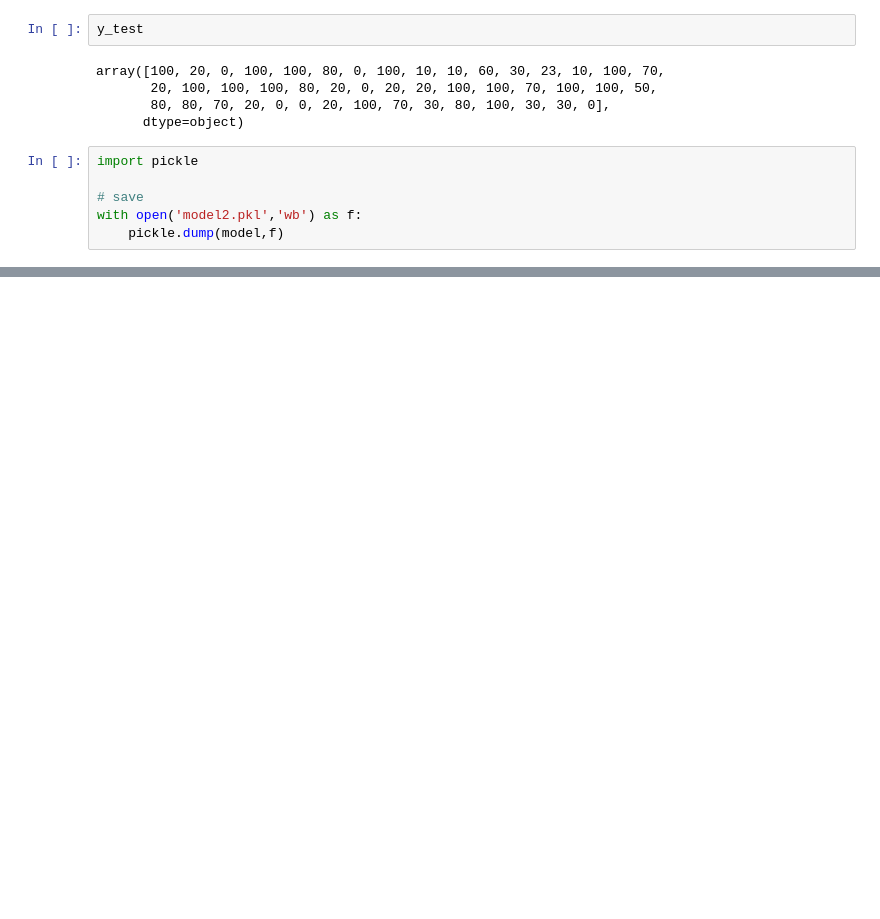
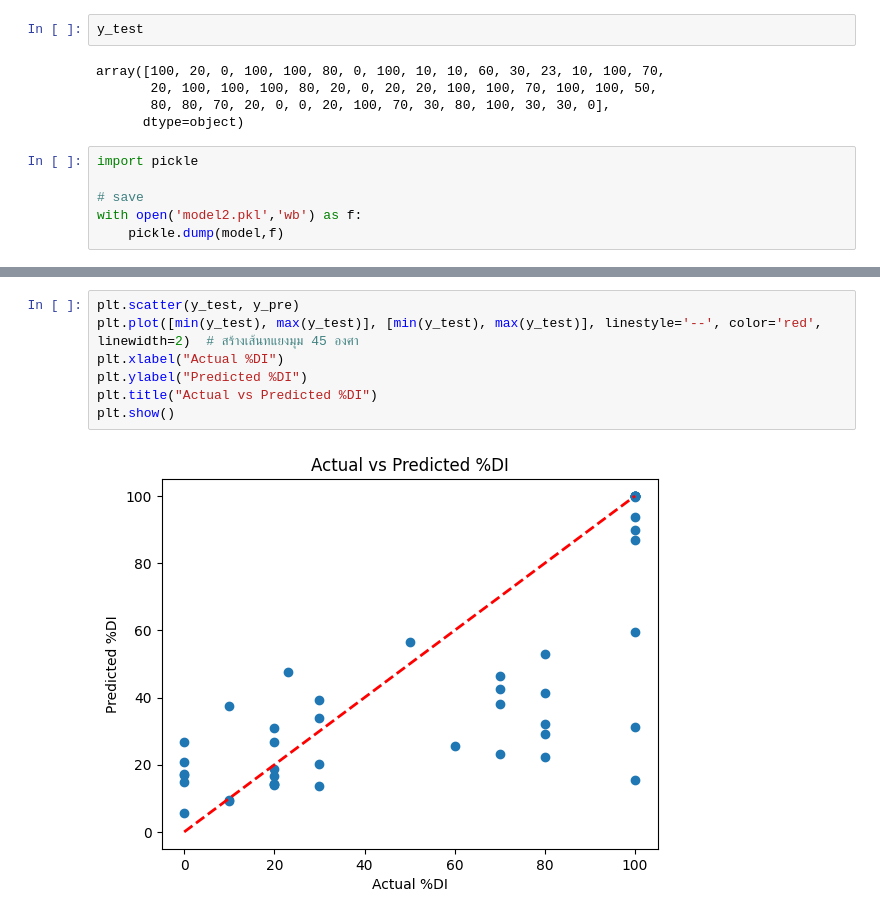
Before and after one commit to BewSorawit/AI-And-DataScience, a Jupyter notebook: random-forest/aun2/random_forest.ipynb, the cells around one changed output, grey strips where cells are left out. Saved outputs shown, nothing was run; the diff lists cells and outputs as text; blank space fills up the shorter version.

```diff
--- a/random-forest/aun2/random_forest.ipynb
+++ b/random-forest/aun2/random_forest.ipynb
@@ -163,0 +164,9 @@ plt.show()
+# %%
+plt.scatter(y_test, y_pre)
+plt.plot([min(y_test), max(y_test)], [min(y_test), max(y_test)], linestyle='--', color='red', linewidth=2)  # สร้างเส้นทแยงมุม 45 องศา
+plt.xlabel("Actual %DI")
+plt.ylabel("Predicted %DI")
+plt.title("Actual vs Predicted %DI")
+plt.show()
+# %% [output]
+[figure, added]
```
Also changed, not shown: parts of 9 cells of this notebook, 4 other files.
